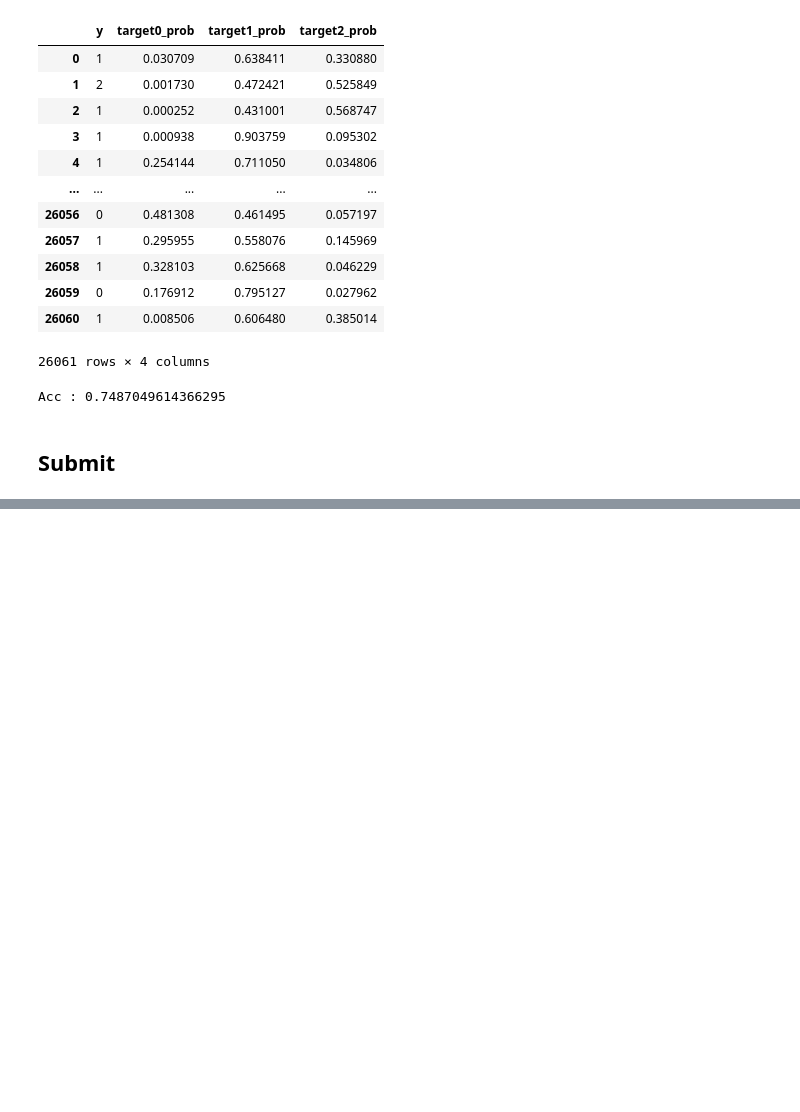
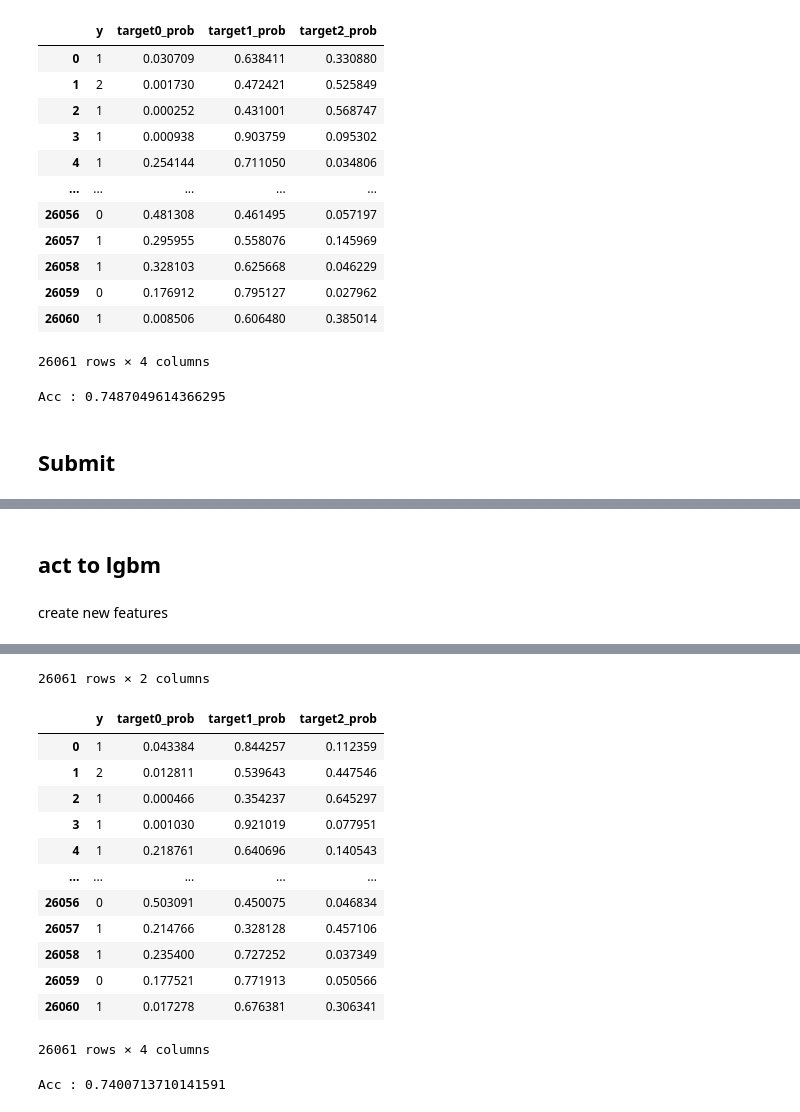
Before and after one commit to RyuNyan-Taro/dd_earthquake, a Jupyter notebook: book/Light_GBM.ipynb, the cells around one changed output, grey strips where cells are left out. Drawn from its saved outputs; the diff is of its cells as text; code cells hidden in the pictures; blank space fills up the shorter version.

```diff
--- a/book/Light_GBM.ipynb
+++ b/book/Light_GBM.ipynb
@@ -396,0 +575,13 @@ GridSearchCV(cv=StratifiedKFold(n_splits=10, random_state=0, shuffle=True),
+# %% [markdown]
+## act to lgbm
+# %%
+def new_features(df):
+    df['some_type'] = df['foundation_type'] + df['roof_type'] + df['ground_floor_type'] + df['other_floor_type']
+    df.drop(columns=['foundation_type', 'roof_type', 'ground_floor_type', 'other_floor_type'], inplace=True)
+
+    df['height_times_area'] = df['height_percentage'] + df['area_percentage']
+    df.drop(columns=['height_percentage', 'area_percentage'], inplace=True)
+
+    df['rc_en_non_en'] = df['has_superstructure_rc_engineered'].replace([0, 1], ['F', 'T']) + df['has_superstructure_rc_non_engineered'].replace([0, 1], ['F', 'T'])
+
+    return df
@@ -396,0 +609,51 @@ GridSearchCV(cv=StratifiedKFold(n_splits=10, random_state=0, shuffle=True),
+# %%
+DATA_DIR = Path('..', '..', '..', 'data', 'final', 'public')
+train_values = pd.read_csv(DATA_DIR / 'train_values.csv', index_col='building_id')
+train_labels = pd.read_csv(DATA_DIR / 'train_labels.csv', index_col='building_id')
+# %% [markdown]
+create new features
+# %%
+train_values = new_features(train_values)
+# %%
+# preprocessing
+
+train_values, train_labels = lgbm_preprocessing((train_values, train_labels), mode='training', features_list=features_list)
+
+# split to train and test
+
+X_train, X_test, y_train, y_test = train_test_split(train_values, train_labels,
+                                                    test_size=0.1, random_state=19, stratify=train_labels)
+
+trains = lgb.Dataset(X_train, y_train)
+valids = lgb.Dataset(X_test, y_test)
+
+params = {
+    "objective": "multiclass",
+    "num_class": 3,
+    "metrics": "multi_logloss",
+    'force_row_wise': True,
+    "learning_rate": 0.15,
+    'reg_alpha': 0.3,
+    'reg_lambda': 0.3,
+
+}
+
+model = lgb.train(params, trains, valid_sets=valids, num_boost_round=2000, early_stopping_rounds=100)
+
+# predict
+
+# テストデータの予測 ((各クラスの予測確率 [クラス0の予測確率,クラス1の予測確率,クラス2の予測確率] を返す))
+y_pred_prob = model.predict(X_test)
+# テストデータの予測 (予測クラス(0 or 1 or 2)を返す)
+y_pred = np.argmax(y_pred_prob, axis=1) # 一番大きい予測確率のクラスを予測クラスに
+# 真値と予測値の表示
+df_pred = pd.DataFrame({'target':y_test['damage_grade'].values,'target_pred':y_pred})
+display(df_pred)
+
+# 真値と予測確率の表示
+df_pred_prob = pd.DataFrame({'y':y_test['damage_grade'].values, 'target0_prob':y_pred_prob[:,0], 'target1_prob':y_pred_prob[:,1], 'target2_prob':y_pred_prob[:,2]})
+display(df_pred_prob)
+
+acc = accuracy_score(y_test,y_pred)
+print('Acc :', acc)
+# %% [output]
@@ -396,0 +706,15 @@ GridSearchCV(cv=StratifiedKFold(n_splits=10, random_state=0, shuffle=True),
+26061 rows × 2 columns
+|  | y | target0_prob | target1_prob | target2_prob |
+| 0 | 1 | 0.043384 | 0.844257 | 0.112359 |
+| 1 | 2 | 0.012811 | 0.539643 | 0.447546 |
+| 2 | 1 | 0.000466 | 0.354237 | 0.645297 |
+| 3 | 1 | 0.001030 | 0.921019 | 0.077951 |
+| 4 | 1 | 0.218761 | 0.640696 | 0.140543 |
+| ... | ... | ... | ... | ... |
+| 26056 | 0 | 0.503091 | 0.450075 | 0.046834 |
+| 26057 | 1 | 0.214766 | 0.328128 | 0.457106 |
+| 26058 | 1 | 0.235400 | 0.727252 | 0.037349 |
+| 26059 | 0 | 0.177521 | 0.771913 | 0.050566 |
+| 26060 | 1 | 0.017278 | 0.676381 | 0.306341 |
+26061 rows × 4 columns
+Acc : 0.7400713710141591
```
Also changed, not shown: parts of 29 cells of this notebook, 1 other file.
